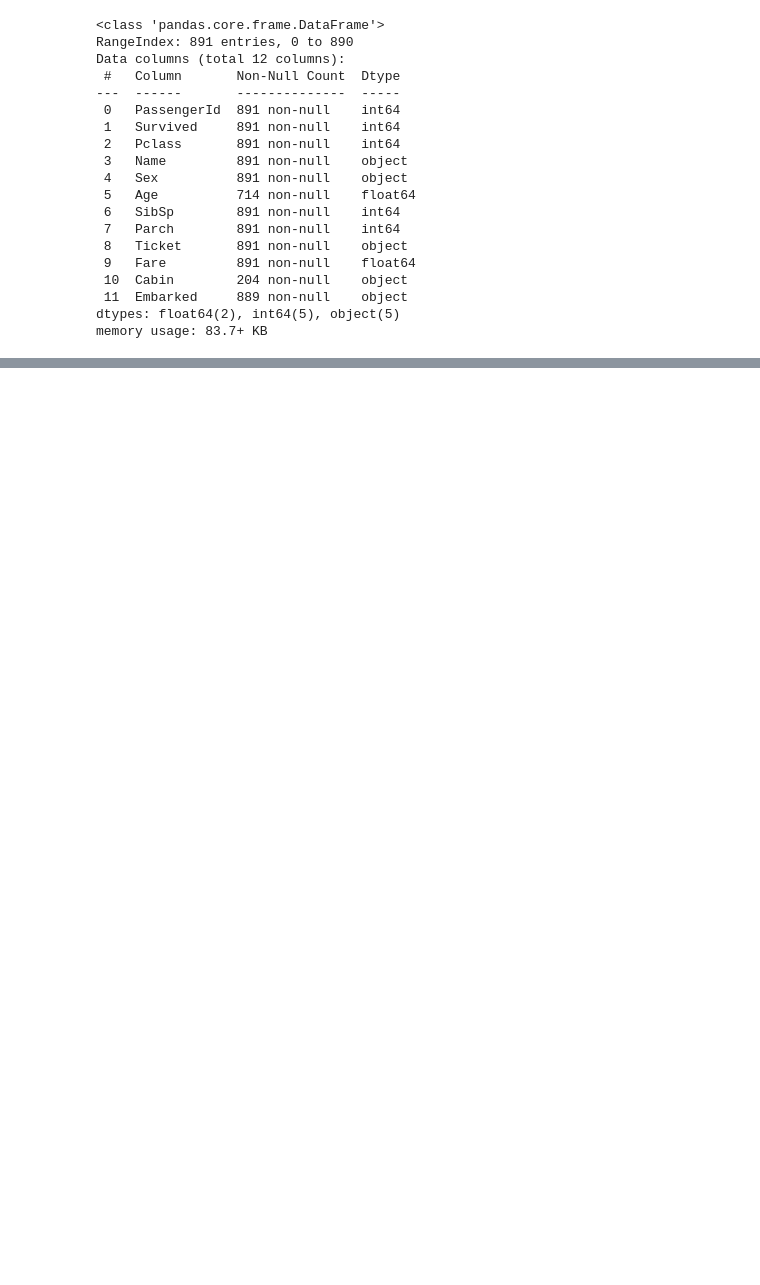
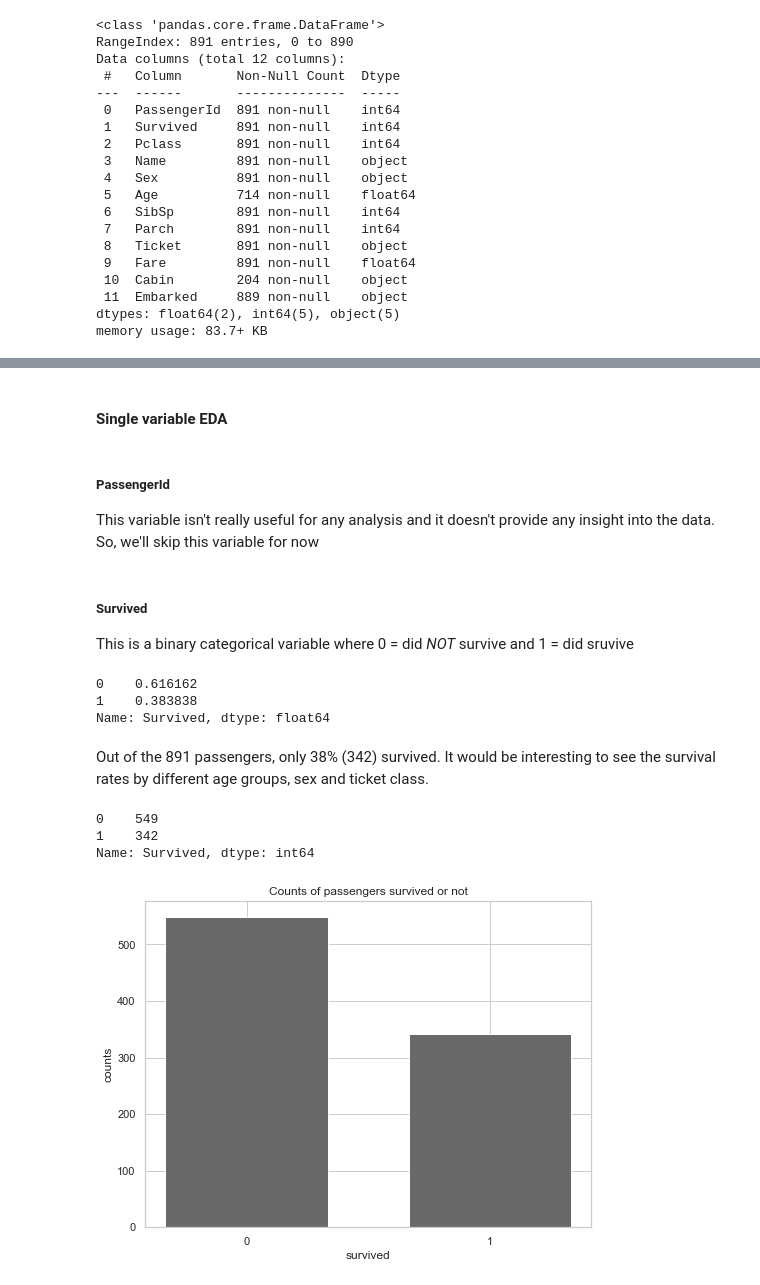
Before and after one commit to jay619/Kaggle-Competitions, a Jupyter notebook: 1-Titanic/src/titanic.ipynb, the cells around one changed output, grey strips where cells are left out. Saved outputs shown, nothing was run; the diff lists cells and outputs as text; code cells hidden in the pictures; blank space fills up the shorter version.

```diff
--- a/1-Titanic/src/titanic.ipynb
+++ b/1-Titanic/src/titanic.ipynb
@@ -11 +7,9 @@ Importing the required libraries and loading the data
+# %%
+import pandas as pd
+import numpy as np
+import matplotlib.pyplot as plt
+import seaborn as sns
+from tabulate import tabulate
+
+sns.set(style="whitegrid")
 # %%
@@ -76,6 +18,6 @@ def load_data(filepath):
 # %%
-train = load_data(FILE_PATH_TRAIN)
-test = load_data(FILE_PATH_TEST)
+train = pd.read_csv(FILE_PATH_TRAIN)
+test = pd.read_csv(FILE_PATH_TEST)
 # %%
 train.info()
 # %% [output]
@@ -233,0 +57,41 @@ plt.show()
+# %% [markdown]
+#### Single variable EDA
+# %% [markdown]
+##### PassengerId
+
+This variable isn't really useful for any analysis and it doesn't provide any insight into the data. So, we'll skip this variable for now
+# %% [markdown]
+##### Survived
+
+This is a binary categorical variable where 0 = did *NOT* survive and 1 = did sruvive
+# %%
+train['Survived'].value_counts(normalize=True).sort_index()
+# %% [output]
+0    0.616162
+1    0.383838
+Name: Survived, dtype: float64
+# %% [markdown]
+Out of the 891 passengers, only 38% (342) survived. It would be interesting to see the survival rates by different age groups, sex and ticket class.
+# %%
+counts = train['Survived'].value_counts().sort_index()
+counts
+# %% [output]
+0    549
+1    342
+Name: Survived, dtype: int64
+# %%
+width = 1/1.5
+
+figure = plt.figure(figsize=(8,6))
+
+axes = figure.add_subplot(1,1,1)
+
+axes.bar(range(len(counts)), counts, width, color="dimgray", align="center")
+axes.set_xticks(range(len(counts)))
+axes.set_title('Counts of passengers survived or not')
+axes.set_xlabel('survived')
+axes.set_ylabel('counts')
+plt.show()
+plt.close()
+# %% [output]
+[figure, added]
```
Also changed, not shown: parts of 37 cells of this notebook, 1 other file.
